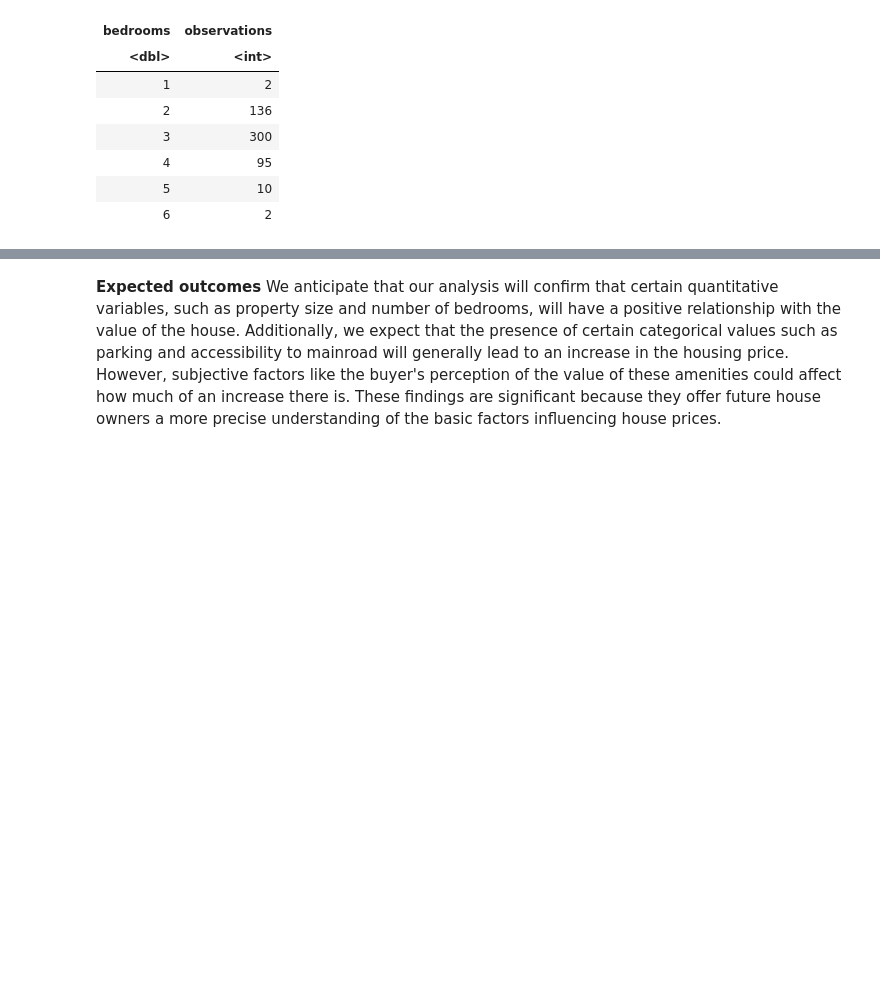
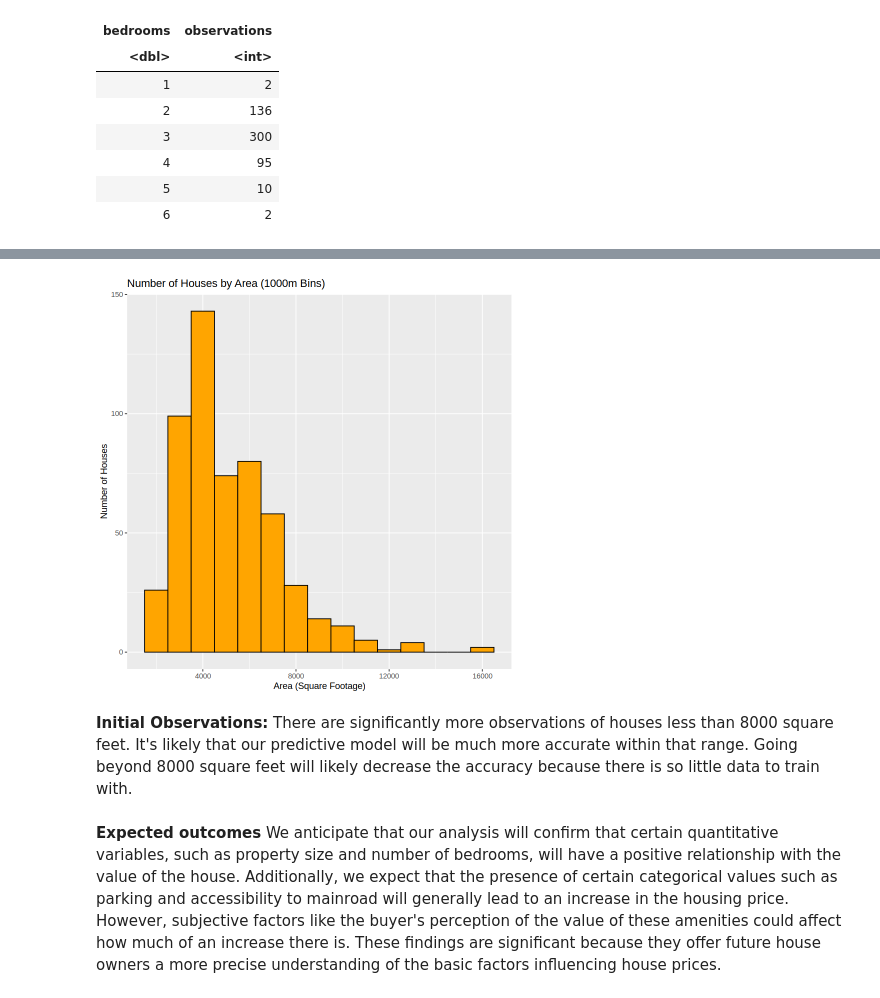
Before and after one commit to chwu01/DSCI-Group-Project, a Jupyter notebook: Project Proposal (Challen Version).ipynb, the cells around one changed output, grey strips where cells are left out. Saved outputs shown, nothing was run; the diff lists cells and outputs as text; code cells hidden in the pictures; blank space fills up the shorter version.

Commit message:
Version 2, added more visualizations

```diff
--- a/Project Proposal (Challen Version).ipynb
+++ b/Project Proposal (Challen Version).ipynb
@@ -103,3 +115,17 @@ ERROR: Error in cut(housing_bedroom_aggregate$area, breaks = breaks, include.low
+# %%
+# Visualizing above in a histogram
+
+number_of_houses_by_area <- housing |>
+    ggplot(aes(x = area)) +
+    geom_histogram(binwidth = 1000, colour = "black", fill = "orange") +
+    ggtitle("Number of Houses by Area (1000m Bins)") +
+    labs(x = "Area (Square Footage)", y = "Number of Houses")
+
+number_of_houses_by_area
+# %% [output]
+[figure, added]
+# %% [markdown]
+**Initial Observations:** There are significantly more observations of houses less than 8000 square feet. It's likely that our predictive model will be much more accurate within that range. Going beyond 8000 square feet will likely decrease the accuracy because there is so little data to train with.
 # %% [markdown]
 **Expected outcomes**
 We anticipate that our analysis will confirm that certain quantitative variables, such as property size and number of bedrooms, will have a positive relationship with the value of the house.  Additionally, we expect that the presence of certain categorical values such as parking and accessibility to mainroad will generally lead to an increase in the housing price. However, subjective factors like the buyer's perception of the value of these amenities could affect how much of an increase there is. These findings are significant because they offer future house owners a more precise understanding of the basic factors influencing house prices.
```
Also changed, not shown: parts of 1 cell of this notebook.
